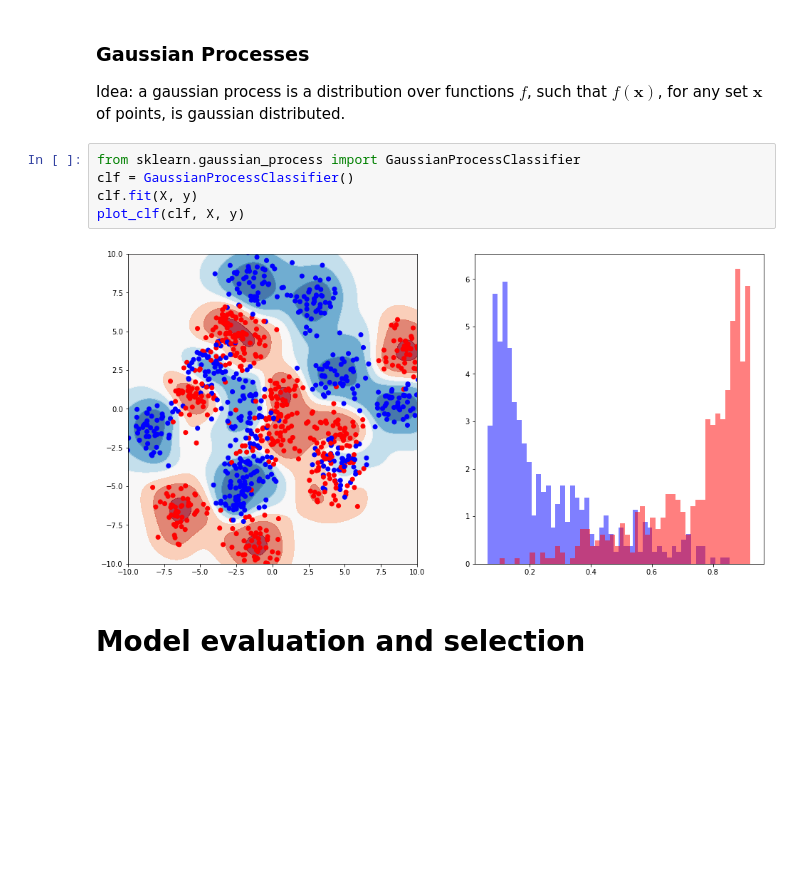
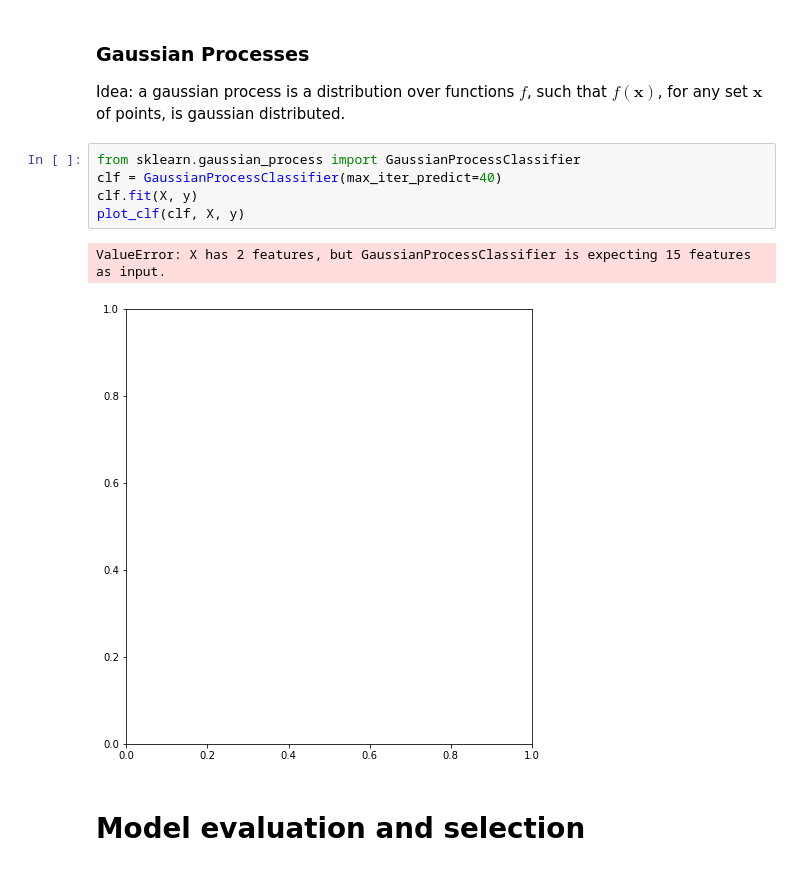
Before and after one commit to ianozsvald/tutorials-scikit-learn, a Jupyter notebook: 1. An introduction to Machine Learning with Scikit-Learn.ipynb, the cells around one changed output. Drawn from its saved outputs; the diff is of its cells as text; blank space fills up the shorter version.

```diff
--- a/1. An introduction to Machine Learning with Scikit-Learn.ipynb
+++ b/1. An introduction to Machine Learning with Scikit-Learn.ipynb
@@ -347,11 +347,12 @@ plot_clf(clf, X, y)
 Idea: a gaussian process is a distribution over functions $f$, such that $f(\mathbf{x})$, for any set $\mathbf{x}$ of points, is gaussian distributed.
 # %%
 from sklearn.gaussian_process import GaussianProcessClassifier
-clf = GaussianProcessClassifier()
+clf = GaussianProcessClassifier(max_iter_predict=40)
 clf.fit(X, y)
 plot_clf(clf, X, y)
 # %% [output]
+ValueError: X has 2 features, but GaussianProcessClassifier is expecting 15 features as input.
-[figure, old version]
+[figure, new version]
 # %% [markdown]
 # Model evaluation and selection
 # %% [markdown]
```
Also changed, not shown: 2 other files.
